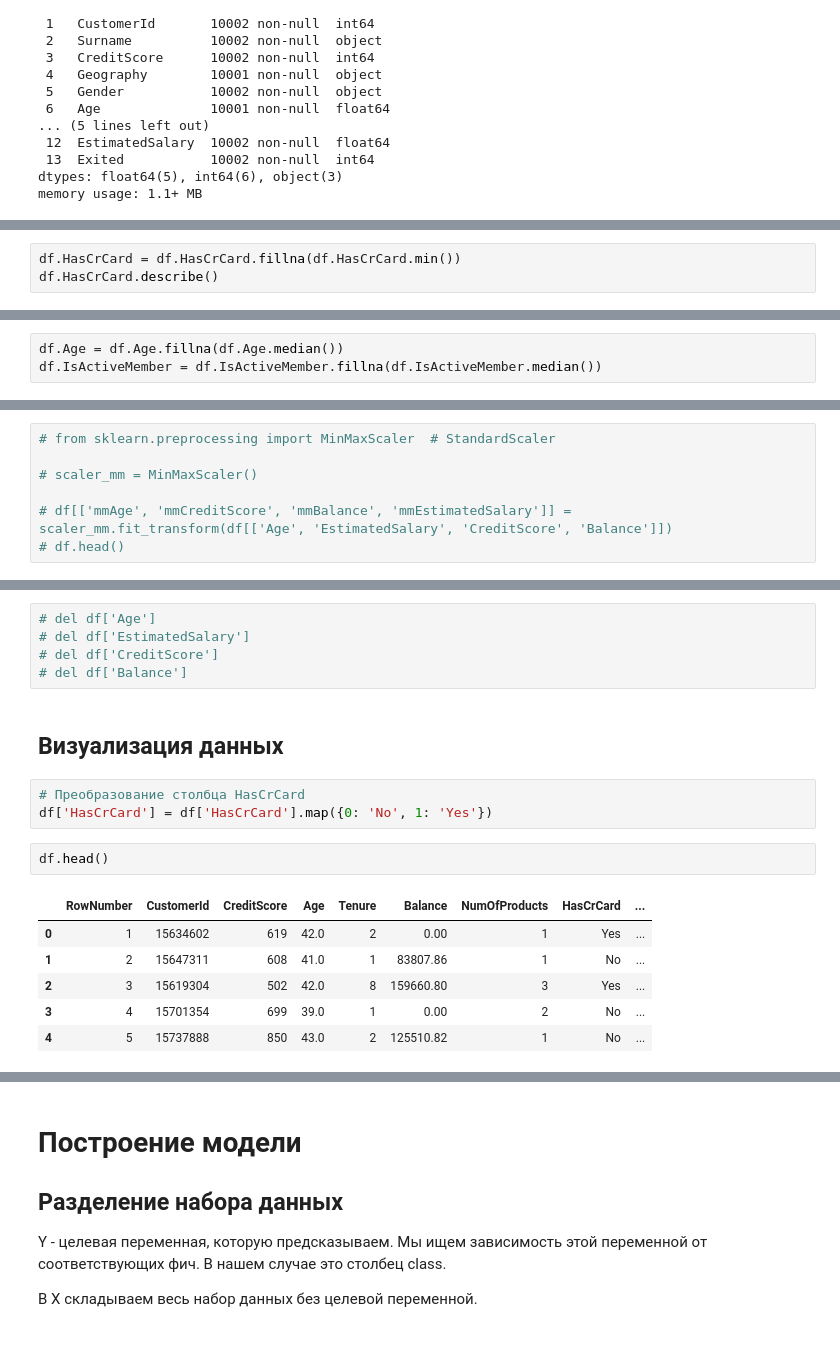
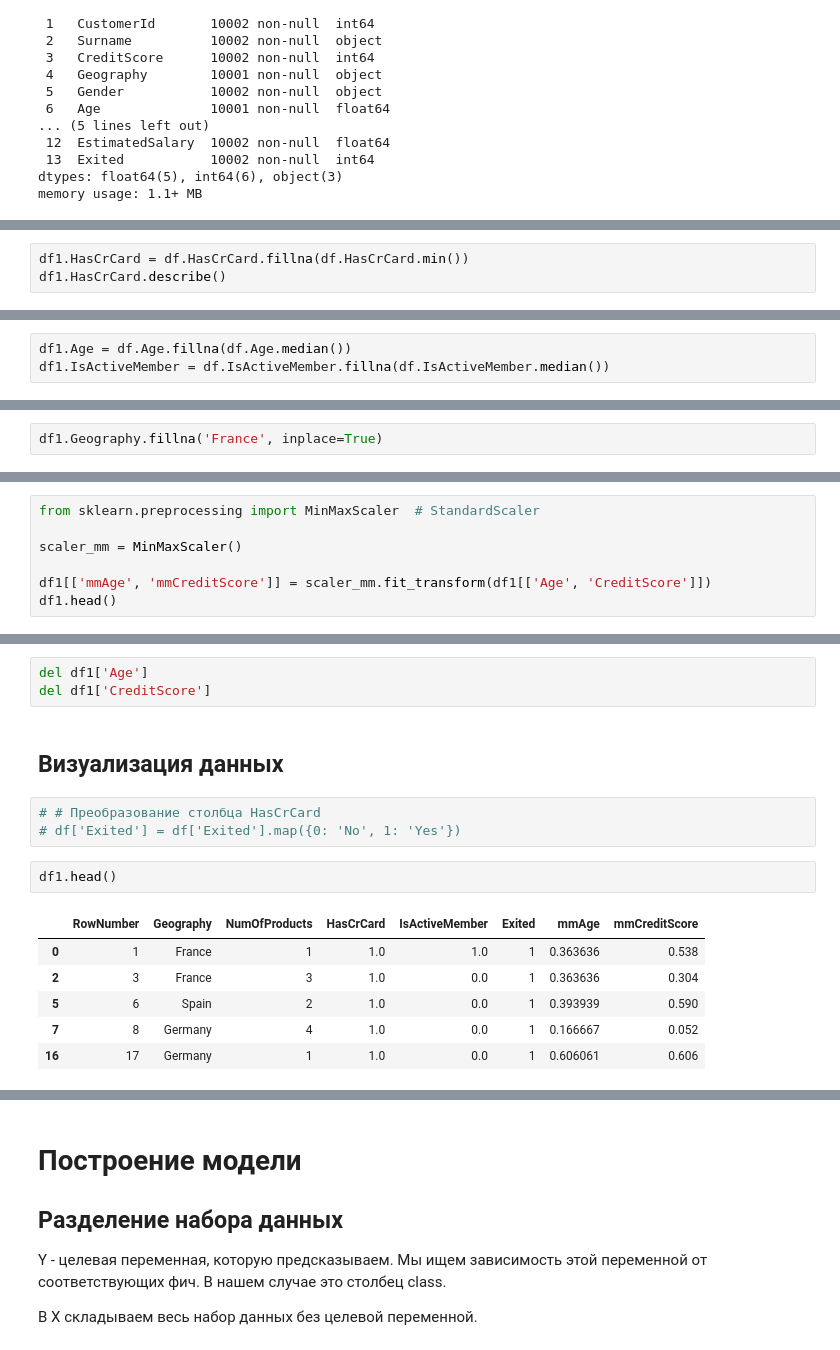
Before and after one commit to QS1lE/ml_data.mining, a Jupyter notebook: practice/practice 2.ipynb, the cells around one changed output, grey strips where cells are left out. Cells and saved outputs as stored; diff of their text form.

```diff
--- a/practice/practice 2.ipynb
+++ b/practice/practice 2.ipynb
@@ -114,4 +149,4 @@ array([ 1.,  0., nan])
 # %%
-df.HasCrCard = df.HasCrCard.fillna(df.HasCrCard.min())
-df.HasCrCard.describe()
+df1.HasCrCard = df.HasCrCard.fillna(df.HasCrCard.min())
+df1.HasCrCard.describe()
 # %% [output]
@@ -126,4 +161,4 @@ max          1.000000
 Name: HasCrCard, dtype: float64
 # %%
-df.Age = df.Age.fillna(df.Age.median())
-df.IsActiveMember = df.IsActiveMember.fillna(df.IsActiveMember.median())
+df1.Age = df.Age.fillna(df.Age.median())
+df1.IsActiveMember = df.IsActiveMember.fillna(df.IsActiveMember.median())
@@ -136,0 +165,2 @@ Name: count, dtype: int64
+# %%
+df1.Geography.fillna('France', inplace=True)
@@ -137,7 +176,7 @@ Name: count, dtype: int64
 # %%
-# from sklearn.preprocessing import MinMaxScaler  # StandardScaler
+from sklearn.preprocessing import MinMaxScaler  # StandardScaler
 
-# scaler_mm = MinMaxScaler()
+scaler_mm = MinMaxScaler()
 
-# df[['mmAge', 'mmCreditScore', 'mmBalance', 'mmEstimatedSalary']] = scaler_mm.fit_transform(df[['Age', 'EstimatedSalary', 'CreditScore', 'Balance']])
-# df.head()
+df1[['mmAge', 'mmCreditScore']] = scaler_mm.fit_transform(df1[['Age', 'CreditScore']])
+df1.head()
@@ -144,19 +190,17 @@ Name: count, dtype: int64
-# %%
-# del df['Age']
-# del df['EstimatedSalary']
-# del df['CreditScore']
-# del df['Balance']
+# %%
+del df1['Age']
+del df1['CreditScore']
 # %% [markdown]
 ## Визуализация данных
 # %%
-# Преобразование столбца HasCrCard
-df['HasCrCard'] = df['HasCrCard'].map({0: 'No', 1: 'Yes'})
+# # Преобразование столбца HasCrCard
+# df['Exited'] = df['Exited'].map({0: 'No', 1: 'Yes'})
 # %%
-df.head()
+df1.head()
 # %% [output]
-|  | RowNumber | CustomerId | CreditScore | Age | Tenure | Balance | NumOfProducts | HasCrCard | ... |
-| 0 | 1 | 15634602 | 619 | 42.0 | 2 | 0.00 | 1 | Yes | ... |
-| 1 | 2 | 15647311 | 608 | 41.0 | 1 | 83807.86 | 1 | No | ... |
-| 2 | 3 | 15619304 | 502 | 42.0 | 8 | 159660.80 | 3 | Yes | ... |
-| 3 | 4 | 15701354 | 699 | 39.0 | 1 | 0.00 | 2 | No | ... |
-| 4 | 5 | 15737888 | 850 | 43.0 | 2 | 125510.82 | 1 | No | ... |
+|  | RowNumber | Geography | NumOfProducts | HasCrCard | IsActiveMember | Exited | mmAge | mmCreditScore |
+| 0 | 1 | France | 1 | 1.0 | 1.0 | 1 | 0.363636 | 0.538 |
+| 2 | 3 | France | 3 | 1.0 | 0.0 | 1 | 0.363636 | 0.304 |
+| 5 | 6 | Spain | 2 | 1.0 | 0.0 | 1 | 0.393939 | 0.590 |
+| 7 | 8 | Germany | 4 | 1.0 | 0.0 | 1 | 0.166667 | 0.052 |
+| 16 | 17 | Germany | 1 | 1.0 | 0.0 | 1 | 0.606061 | 0.606 |
```
Also changed, not shown: parts of 38 cells of this notebook.
